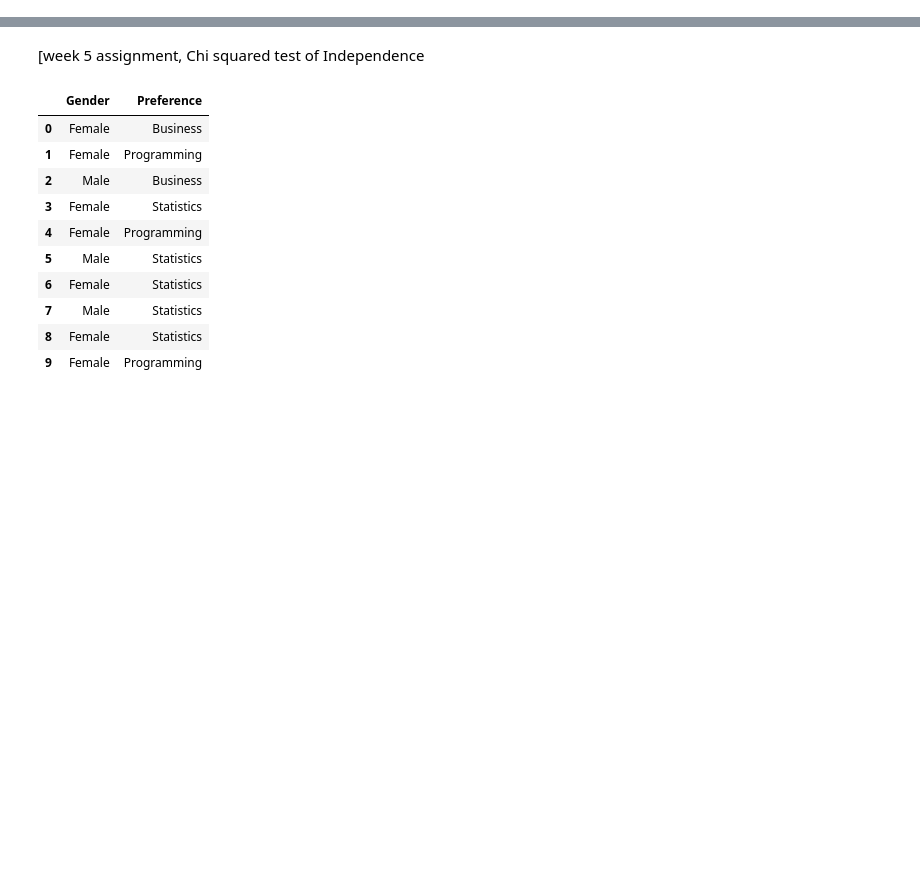
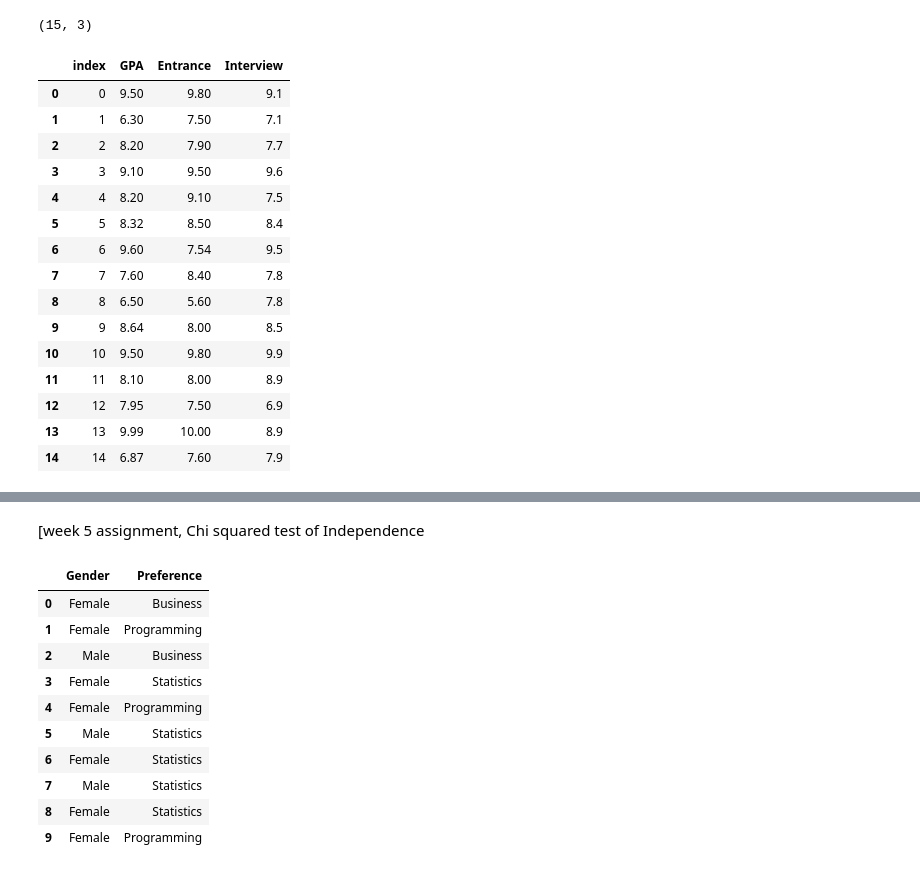
Before and after one commit to Sanjeeviit/Business-Analytics, a Jupyter notebook: BAweek2_3_4_5.ipynb, the cells around one changed output, grey strips where cells are left out. Saved outputs shown, nothing was run; the diff lists cells and outputs as text; code cells hidden in the pictures; blank space fills up the shorter version.

```diff
--- a/BAweek2_3_4_5.ipynb
+++ b/BAweek2_3_4_5.ipynb
@@ -2,0 +57,3 @@
+# %%
+df2 = df2.drop(df2.index[0])
+df2
@@ -2,0 +78,7 @@
+# %%
+# Reset the index after dropping rows to ensure the index is sequential
+df2 = df2.reset_index(drop=True)
+
+# Now you can drop rows by their new indices if they exist
+df2 = df2.drop([17,18,19,20], errors='ignore') # 'ignore' will suppress the KeyError if any of these indices don't exist
+df2
@@ -2,0 +155,24 @@
+# %%
+df2.shape
+# %% [output]
+(15, 3)
+# %%
+df2 =df2.reset_index()
+df2
+# %% [output]
+|  | index | GPA | Entrance | Interview |
+| 0 | 0 | 9.50 | 9.80 | 9.1 |
+| 1 | 1 | 6.30 | 7.50 | 7.1 |
+| 2 | 2 | 8.20 | 7.90 | 7.7 |
+| 3 | 3 | 9.10 | 9.50 | 9.6 |
+| 4 | 4 | 8.20 | 9.10 | 7.5 |
+| 5 | 5 | 8.32 | 8.50 | 8.4 |
+| 6 | 6 | 9.60 | 7.54 | 9.5 |
+| 7 | 7 | 7.60 | 8.40 | 7.8 |
+| 8 | 8 | 6.50 | 5.60 | 7.8 |
+| 9 | 9 | 8.64 | 8.00 | 8.5 |
+| 10 | 10 | 9.50 | 9.80 | 9.9 |
+| 11 | 11 | 8.10 | 8.00 | 8.9 |
+| 12 | 12 | 7.95 | 7.50 | 6.9 |
+| 13 | 13 | 9.99 | 10.00 | 8.9 |
+| 14 | 14 | 6.87 | 7.60 | 7.9 |
```
Also changed, not shown: parts of 18 cells of this notebook.
